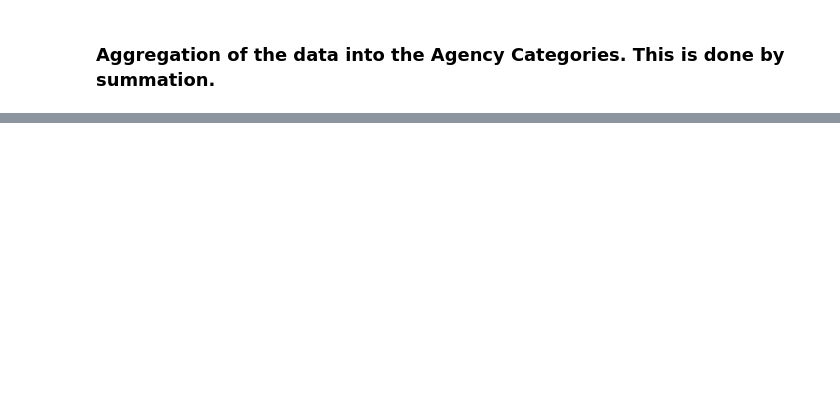
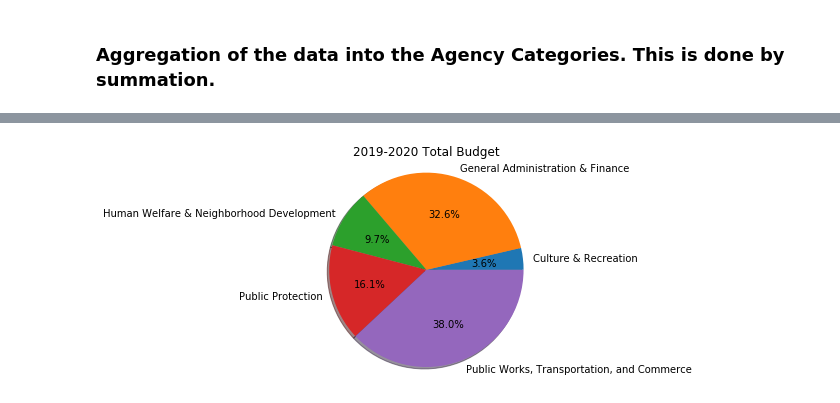
Before and after one commit to sfbrigade/datasci-police-budget, a Jupyter notebook: oaklanddataset/Agencies by Category.ipynb, the cells around one changed output, grey strips where cells are left out. Drawn from its saved outputs; the diff is of its cells as text; code cells hidden in the pictures; blank space fills up the shorter version.

```diff
--- a/oaklanddataset/Agencies by Category.ipynb
+++ b/oaklanddataset/Agencies by Category.ipynb
@@ -144,0 +163,11 @@ agencies.to_csv('oak_agencies.csv')
+# %%
+#2019-2020
+amt = agencies['FY19-20 Biennial Working Total']
+labels = agencies.index
+fig, ax1 = plt.subplots()
+ax1.pie(amt, labels=labels, shadow=True, autopct='%1.1f%%')
+ax1.axis('equal')
+plt.title('2019-2020 Total Budget')
+plt.show()
+# %% [output]
+[figure, added]
```
Also changed, not shown: parts of 3 cells of this notebook.
